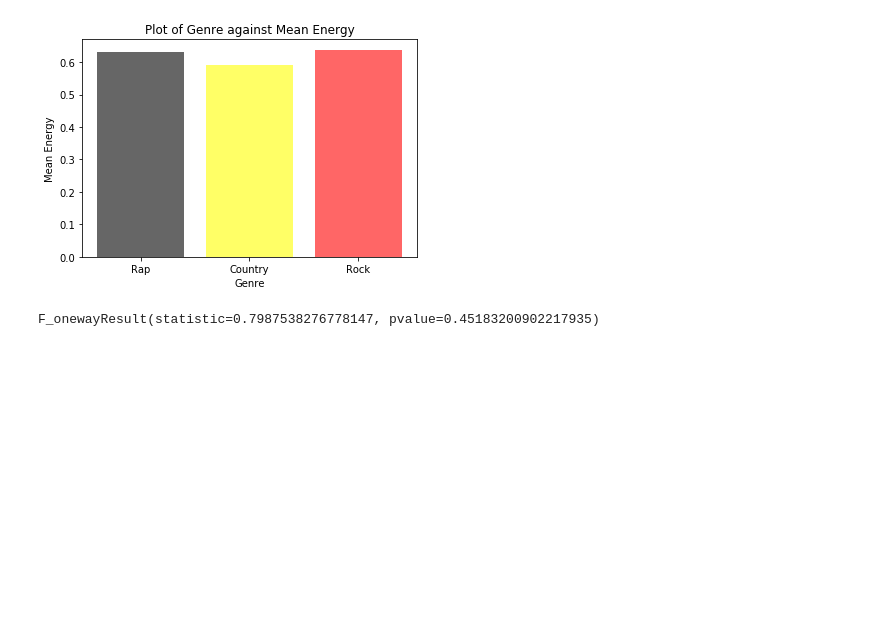
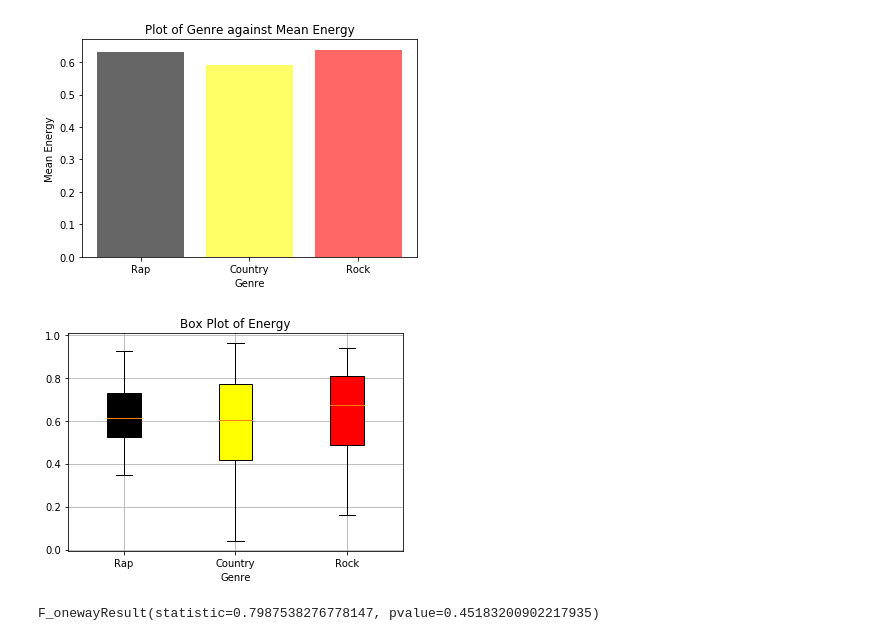
Before and after one commit to ESHORT1834/Spotify-Project, a Jupyter notebook: With Graph.ipynb, the cells around one changed output. Cells and saved outputs as stored; diff of their text form; code cells hidden in the pictures; blank space fills up the shorter version.

```diff
--- a/With Graph.ipynb
+++ b/With Graph.ipynb
@@ -373,6 +386,19 @@ plt.title('Plot of Genre against Mean Energy')
 plt.show()
 # %% [output]
 [figure]
+# %%
+energy_plot = [g_rap['energy'],g_country['energy'],g_rock['energy']]
+box_energy = plt.boxplot(energy_plot, patch_artist=True)
+plt.xlabel('Genre')
+plt.xticks([1, 2, 3], ['Rap', 'Country', 'Rock'])
+# add labels to plot
+plt.title('Box Plot of Energy')
+plt.grid()
+
+for patch, color in zip(box_energy['boxes'], colors):
+    patch.set_facecolor(color)
+# %% [output]
+[figure, added]
 # %%
 #ANOVA test for energy
 #Not statistically significant
```
Also changed, not shown: parts of 3 cells of this notebook.
